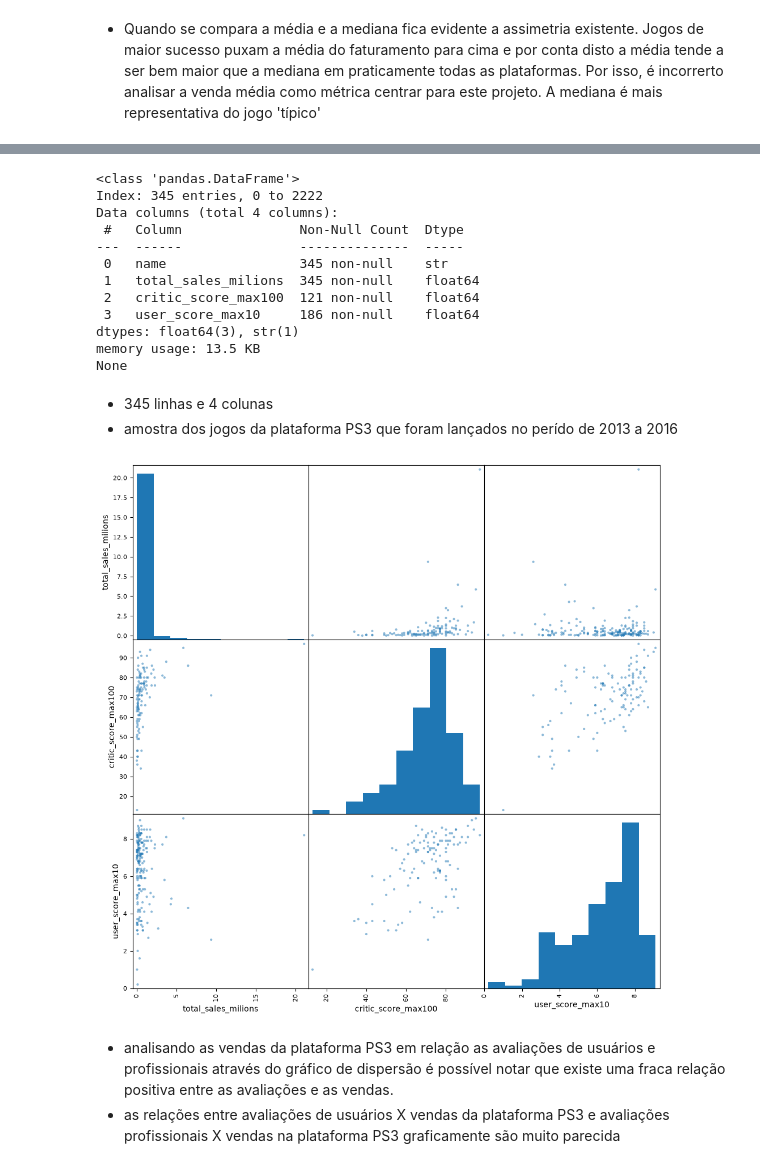
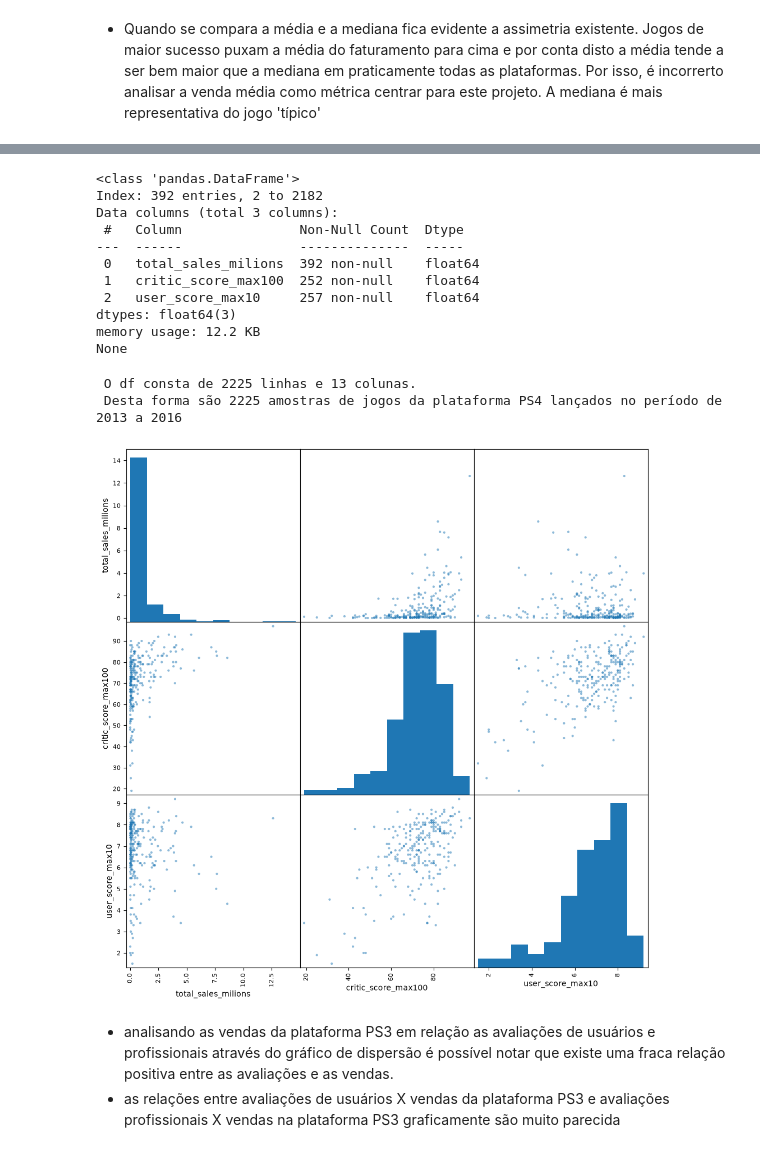
Before and after one commit to pedrolocosta/game-sales-strategy-eda, a Jupyter notebook: notebook.ipynb, the cells around one changed output, grey strips where cells are left out. Cells and saved outputs as stored; diff of their text form; code cells hidden in the pictures.

```diff
--- a/notebook.ipynb
+++ b/notebook.ipynb
@@ -229,4 +235,3 @@ Name: count, dtype: int64
 # %%
-# substituindo os valores ausentes da coluna 'year_of_release' pela média
-year_avg = df['year_of_release'].mean().round(0)
-df['year_of_release'] = df['year_of_release'].fillna(year_avg)
+# removendo os valores ausentes da coluna 'year_of_release'
+df = df.dropna(subset=['year_of_release']).reset_index(drop=True)
@@ -1126,31 +1074,34 @@ Uma sugestão, **sem impacto na aprovação**: com o recorte novo, o PS3 é uma
 # %%
-# filtrar o df  para obter os dados da plataforma PS3
-df_ps3 = df[df['platform'] == 'PS3'][['name', 'total_sales_milions',
+# filtrar o df  para obter os dados da plataforma PS4
+df_ps4 = df[df['platform'] == 'PS4'][['total_sales_milions',
                                       'critic_score_max100', 'user_score_max10']]
 
-print(df_ps3.info())
+print(df_ps4.info())
 # %% [output]
 <class 'pandas.DataFrame'>
-Index: 345 entries, 0 to 2222
-Data columns (total 4 columns):
+Index: 392 entries, 2 to 2182
+Data columns (total 3 columns):
  #   Column               Non-Null Count  Dtype
 ---  ------               --------------  -----
- 0   name                 345 non-null    str
- 1   total_sales_milions  345 non-null    float64
- 2   critic_score_max100  121 non-null    float64
- 3   user_score_max10     186 non-null    float64
-dtypes: float64(3), str(1)
-memory usage: 13.5 KB
+ 0   total_sales_milions  392 non-null    float64
+ 1   critic_score_max100  252 non-null    float64
+ 2   user_score_max10     257 non-null    float64
+dtypes: float64(3)
+memory usage: 12.2 KB
 None
-# %% [markdown]
-* 345 linhas e 4 colunas
-* amostra dos jogos da plataforma PS3 que foram lançados no perído de 2013 a 2016
+# %%
+print(' O df consta de', len(df), 'linhas e',len(df.columns), 'colunas.\n',
+      'Desta forma são',len(df),
+      'amostras de jogos da plataforma PS4 lançados no período de 2013 a 2016')
+# %% [output]
+ O df consta de 2225 linhas e 13 colunas.
+ Desta forma são 2225 amostras de jogos da plataforma PS4 lançados no período de 2013 a 2016
 # %%
 # construir um gráfico de dispersão
-pd.plotting.scatter_matrix(df_ps3, figsize=(12,12))
+pd.plotting.scatter_matrix(df_ps4, figsize=(12,12))
 plt.show()
 # %% [output]
-[figure, old version]
+[figure, new version]
 # %% [markdown]
 * analisando as vendas da plataforma PS3 em relação as avaliações de usuários e profissionais através do gráfico de dispersão é possível notar que existe uma fraca relação positiva entre as avaliações e as vendas.
 * as relações entre avaliações de usuários X vendas da plataforma PS3 e avaliações profissionais X vendas na plataforma PS3 graficamente são muito parecida
```
Also changed, not shown: parts of 62 cells of this notebook.
